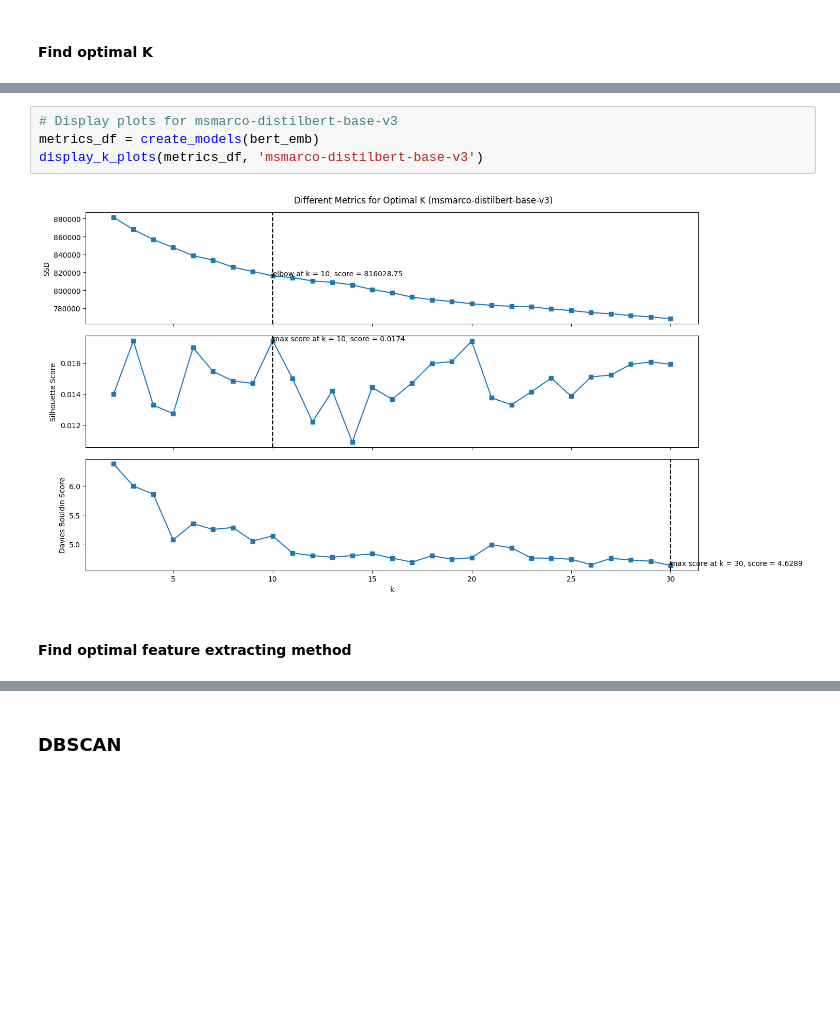
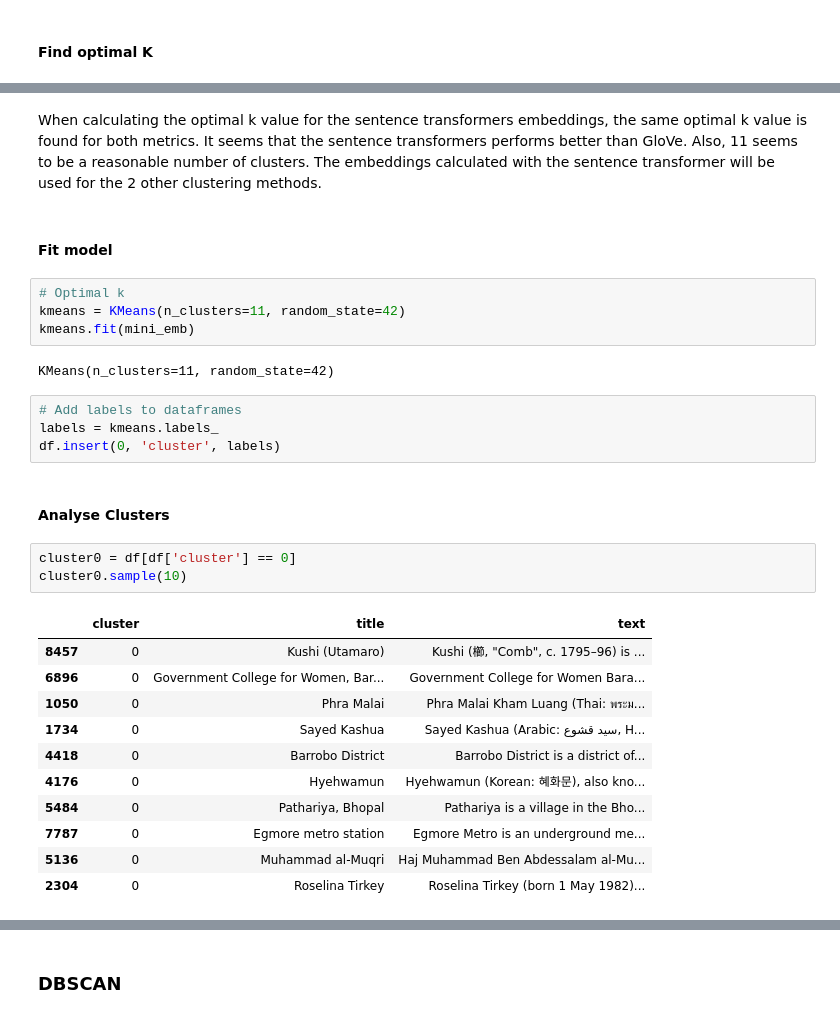
Before and after one commit to nadpierre/wiki-nlp-project, a Jupyter notebook: nlp_project.ipynb, the cells around one changed output, grey strips where cells are left out. Cells and saved outputs as stored; diff of their text form; blank space fills up the shorter version.

```diff
--- a/nlp_project.ipynb
+++ b/nlp_project.ipynb
@@ -332,8 +302,31 @@ display_k_plots(metrics_df, 'all-MiniLM-L6-v2')
-# %%
-# Display plots for msmarco-distilbert-base-v3
-metrics_df = create_models(bert_emb)
-display_k_plots(metrics_df, 'msmarco-distilbert-base-v3')
-# %% [output]
-[figure, removed]
-# %% [markdown]
-#### Find optimal feature extracting method
+# %% [markdown]
+When calculating the optimal k value for the sentence transformers embeddings, the same optimal k value is found for both metrics. It seems that the sentence transformers performs better than GloVe. Also, 11 seems to be a reasonable number of clusters. The embeddings calculated with the sentence transformer will be used for the 2 other clustering methods.
+# %% [markdown]
+#### Fit model
+# %%
+# Optimal k
+kmeans = KMeans(n_clusters=11, random_state=42)
+kmeans.fit(mini_emb)
+# %% [output]
+KMeans(n_clusters=11, random_state=42)
+# %%
+# Add labels to dataframes
+labels = kmeans.labels_
+df.insert(0, 'cluster', labels)
+# %% [markdown]
+#### Analyse Clusters
+# %%
+cluster0 = df[df['cluster'] == 0]
+cluster0.sample(10)
+# %% [output]
+|  | cluster | title | text |
+| 8457 | 0 | Kushi (Utamaro) | Kushi (櫛, "Comb", c. 1795–96) is ... |
+| 6896 | 0 | Government College for Women, Bar... | Government College for Women Bara... |
+| 1050 | 0 | Phra Malai | Phra Malai Kham Luang (Thai: พระม... |
+| 1734 | 0 | Sayed Kashua | Sayed Kashua (Arabic: سيد قشوع, H... |
+| 4418 | 0 | Barrobo District | Barrobo District is a district of... |
+| 4176 | 0 | Hyehwamun | Hyehwamun (Korean: 혜화문), also kno... |
+| 5484 | 0 | Pathariya, Bhopal | Pathariya is a village in the Bho... |
+| 7787 | 0 | Egmore metro station | Egmore Metro is an underground me... |
+| 5136 | 0 | Muhammad al-Muqri | Haj Muhammad Ben Abdessalam al-Mu... |
+| 2304 | 0 | Roselina Tirkey | Roselina Tirkey (born 1 May 1982)... |
```
Also changed, not shown: parts of 28 cells of this notebook, 1 other file.
